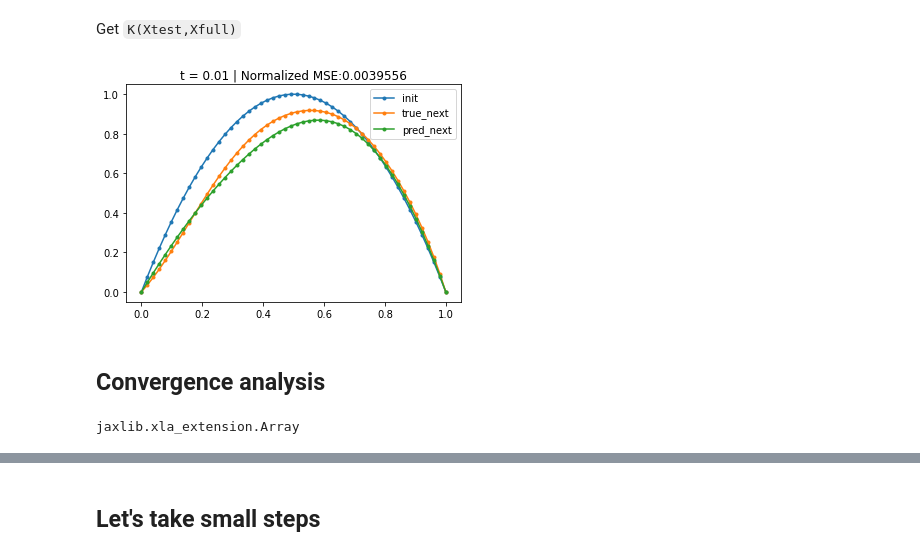
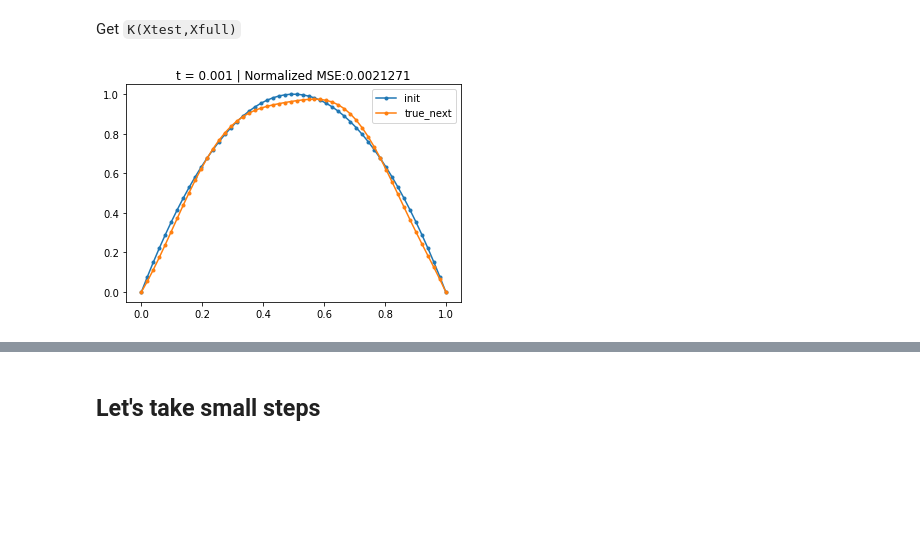
Before and after one commit to jfelipeosorio/kinetick, a Jupyter notebook: pdes/advectionequation.ipynb, the cells around one changed output, grey strips where cells are left out. Cells and saved outputs as stored; diff of their text form; code cells hidden in the pictures; blank space fills up the shorter version.

```diff
--- a/pdes/advectionequation.ipynb
+++ b/pdes/advectionequation.ipynb
@@ -119,14 +124,18 @@ Xomega = Xfull[1:-1]
 u0 = ad_u0(Xomega)
 # Advection coefficient
 beta = 5
+# kernel
+kernel = 'Gaussian'
 # Kernel lenght-scale
 k_param = 0.5
 # Time step
-h = 0.01
+h = 0.001
+# nugget
+nugget = 1e-7
 # %% [markdown]
 Build `Kphiphi`
 # %%
-Kphiphi = Kphiphi_assembly(Xomega, Xboundary, h, beta, k = 'Gaussian', k_param = k_param)
+Kphiphi = Kphiphi_assembly(Xomega, Xboundary, h, beta, k = kernel, k_param = k_param)
 # %% [markdown]
 Build `y_prev`
 # %%
@@ -135,26 +144,24 @@ y_prev = jnp.concatenate((u0,np.zeros((len(Xboundary)),)))
 Compute $K(\varphi,\varphi)^{-1}y_{\text{prev}}$
 # %%
 R = jnp.diag(jnp.diag(Kphiphi))
-sol = jnp.linalg.solve(Kphiphi + 1e-6*R,y_prev)
+sol = jnp.linalg.solve(Kphiphi + nugget*R,y_prev)
 # %% [markdown]
 Get `K(Xtest,Xfull)`
 # %%
-Kphi = Kphi_assembly(Xfull, Xomega, Xboundary , h, beta, k = 'Gaussian', k_param = k_param)
+Kphi = Kphi_assembly(Xfull, Xomega, Xboundary , h, beta, k = kernel, k_param = k_param)
 # %%
 u_next = np.dot(Kphi.T,sol)
 # %%
 # Initial condition
 plt.plot(Xfull,ad_u0(Xfull),'.-',label='init')
 # True next
 plt.plot(Xfull,ad_sol(Xfull,h,beta,5),'.-',label='true_next')
 # Predicted next
-plt.plot(Xfull,u_next,'.-',label='pred_next')
+#plt.plot(Xfull,u_next,'.-',label='pred_next')
 # Plot settings
 nmse = mean_squared_error(u_next,ad_sol(Xfull,h,beta,5))/mean_squared_error(0*ad_sol(Xfull,h,beta,5),ad_sol(Xfull,h,beta,5))
 plt.title('t = {} | Normalized MSE:{}'.format(h, round(nmse,7)))
 plt.legend()
 plt.show()
 # %% [output]
-[figure, old version]
+[figure, new version]
-# %% [markdown]
-## Convergence analysis
@@ -190,4 +167,0 @@ for n in range(2,12):
-# %%
-type(Kphiphi)
-# %% [output]
-jaxlib.xla_extension.Array
```
Also changed, not shown: parts of 12 cells of this notebook.
